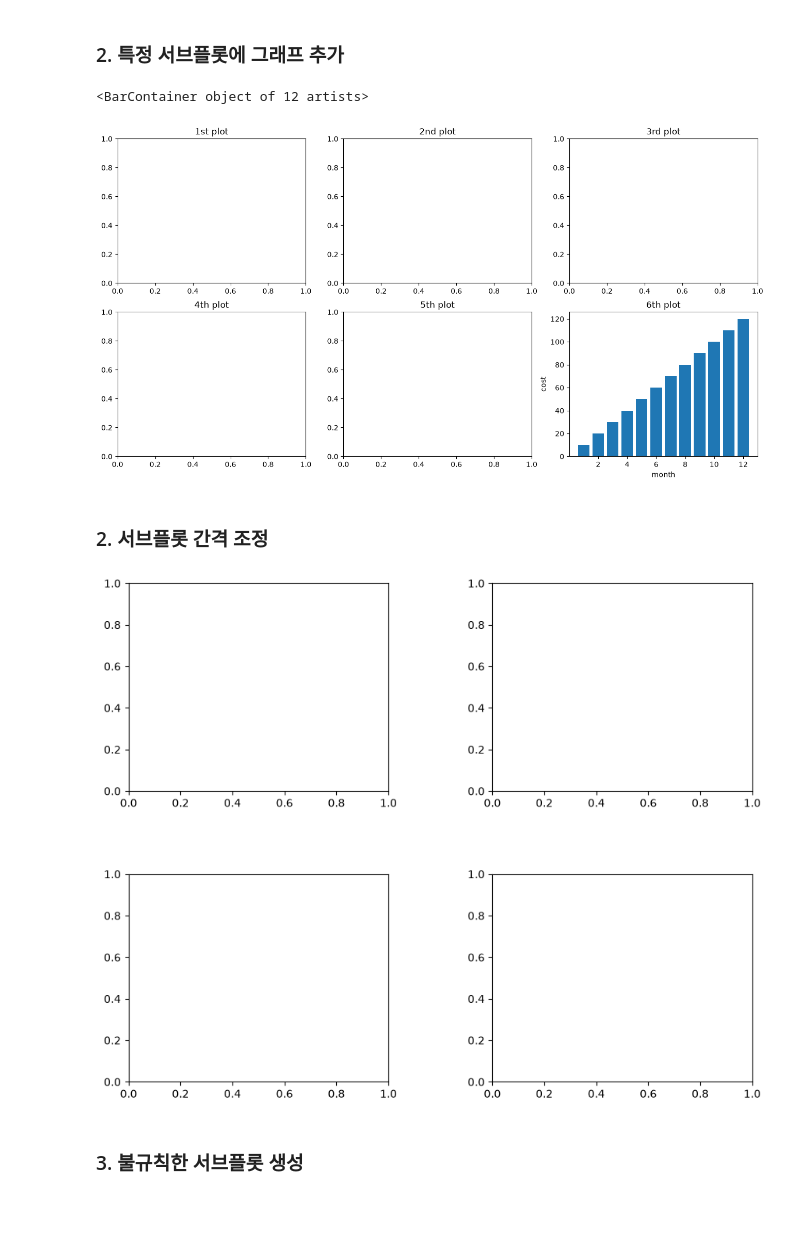
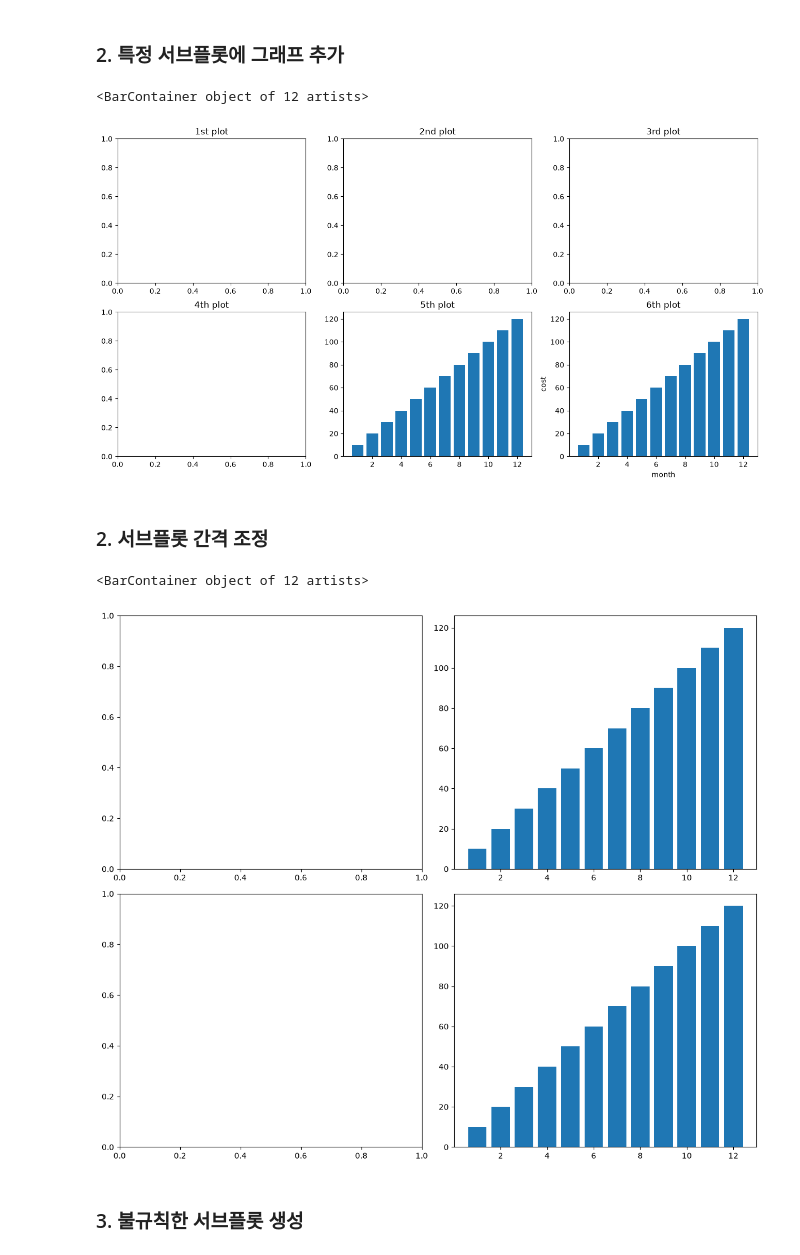
Before and after one commit to woyo73/AI_Learning, a Jupyter notebook: dataAnalysis/chap02/4_3_2_도화지 설정하기.ipynb, the cells around one changed output. Drawn from its saved outputs; the diff is of its cells as text; code cells hidden in the pictures; blank space fills up the shorter version.

```diff
--- a/dataAnalysis/chap02/4_3_2_도화지 설정하기.ipynb
+++ b/dataAnalysis/chap02/4_3_2_도화지 설정하기.ipynb
@@ -66,20 +67,27 @@ ax3.set(title="3rd plot")
 ax4.set(title="4th plot")
 ax5.set(title="5th plot")
 ax6.set(xlabel='month', ylabel='cost', title="6th plot")
+ax5.bar(x,y)
 ax6.bar(x,y)
 # %% [output]
 <BarContainer object of 12 artists>
-[figure, old version]
+[figure, new version]
 # %% [markdown]
 ### 2. 서브플롯 간격 조정
 # %%
-fig, axes = plt.subplots(nrows=2, ncols=2, figsize=(10, 8))
+fig, axes = plt.subplots(nrows=2, ncols=2, figsize=(12, 10))
 # 서브플롯 간격 자동 조정
-plt.tight_layout( )
+plt.tight_layout()
 # 수동 간격 조정
-plt.subplots_adjust(left=0.1, bottom=0.1, right=0.9, top=0.9, wspace=0.4, hspace=0.4)
+plt.subplots_adjust(left=0.1, bottom=0.1, right=0.9, top=0.9, wspace=0.2, hspace=0.2)
+
+plt.tight_layout()
+
+axes[0,1].bar(x,y)
+axes[1,1].bar(x,y)
 # %% [output]
+<BarContainer object of 12 artists>
-[figure, old version]
+[figure, new version]
 # %% [markdown]
 ### 3. 불규칙한 서브플롯 생성
 # %%
```
Also changed, not shown: parts of 2 cells of this notebook, 13 other files.
